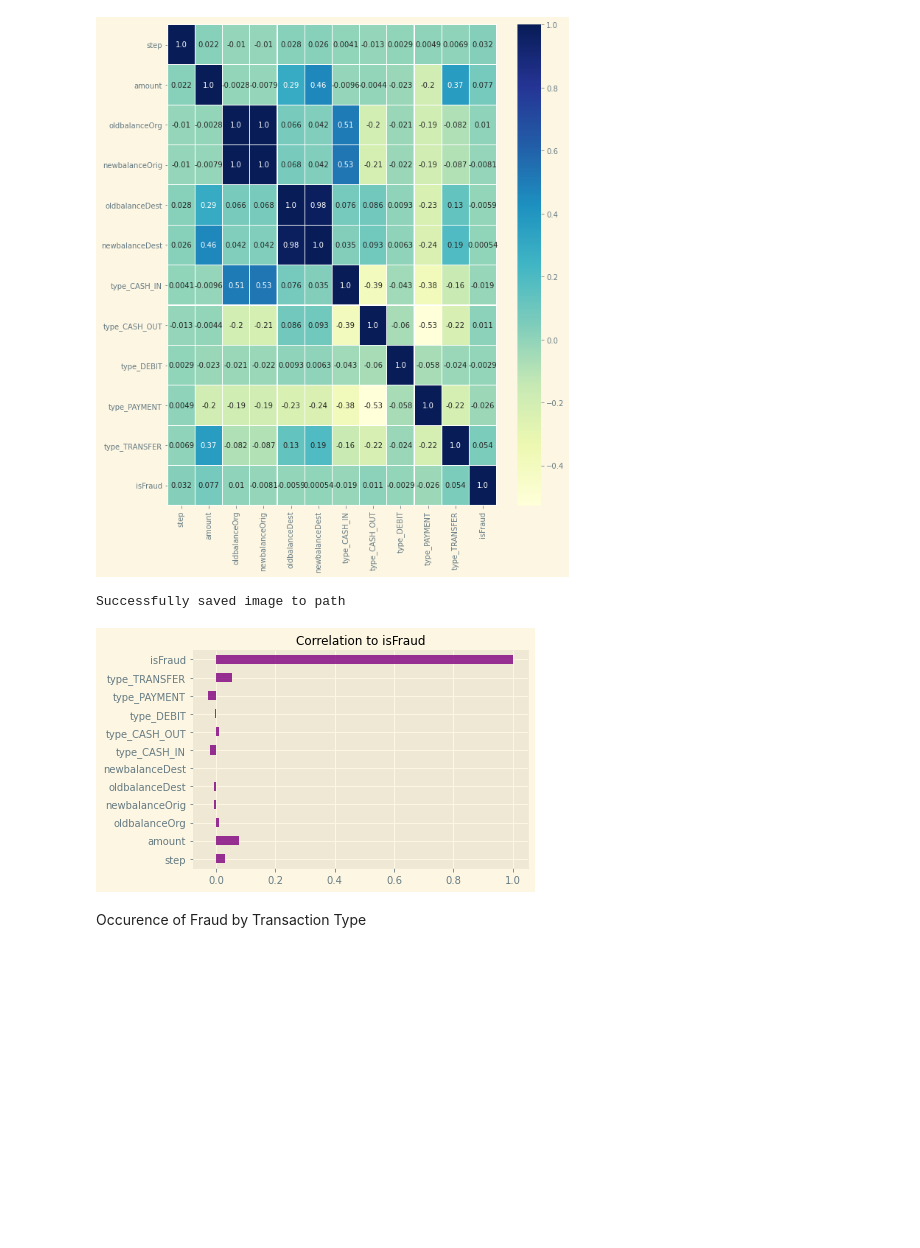
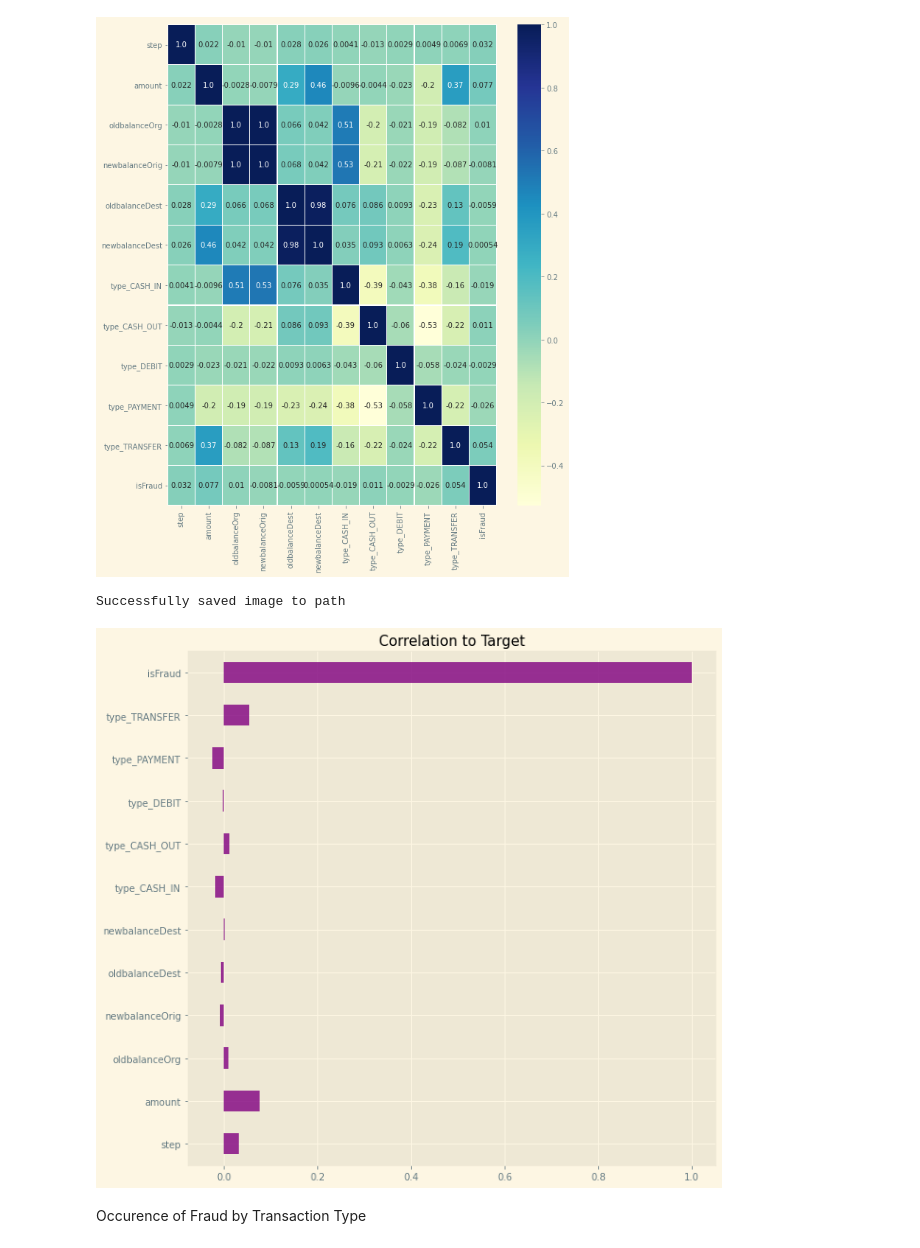
Before and after one commit to KishenSharma6/CreditFraudAnalysis, a Jupyter notebook: notebooks/Exploratory Data Analysis/05282021_EDA.ipynb, the cells around one changed output. Drawn from its saved outputs; the diff is of its cells as text; code cells hidden in the pictures; blank space fills up the shorter version.

```diff
--- a/notebooks/Exploratory Data Analysis/05282021_EDA.ipynb
+++ b/notebooks/Exploratory Data Analysis/05282021_EDA.ipynb
@@ -54,8 +113,8 @@ ax.set_xlabel('');
 # %% [markdown]
 Correlation Matrix
 # %%
-#Copy original df & drop flags cols
-temp= df.copy().drop('isFlaggedFraud', axis=1)
+#Copy original df & drop 'isFlaggedFraud', 'nameOrig', 'nameDest' cols
+temp= df.copy().drop(['isFlaggedFraud', 'nameOrig', 'nameDest'], axis=1)
 
 #Create dummies
 dummies= pd.get_dummies(temp.iloc[:, :-1], drop_first=False)
@@ -85,12 +141,15 @@ save_plot(plot= j, path= config['paths']['figures'], filename='HeatMap.png')
 Successfully saved image to path
 [figure]
 # %%
-j= dummies.corr()['isFraud'].plot(kind= 'barh', color= 'purple', alpha= .8)
-j.set_title('Correlation to isFraud', fontsize= 12);
+#Plot correlations to target
+j= dummies.corr()['isFraud'].plot(kind= 'barh', color= 'purple',
+                                  alpha= .8, figsize= (10,10))
+
+j.set_title('Correlation to Target', fontsize= 15);
 
 save_plot(plot= j, path= config['paths']['figures'], filename='correlation.png')
 # %% [output]
 Successfully saved image to path
-[figure, old version]
+[figure, new version]
 # %% [markdown]
 Occurence of Fraud by Transaction Type
```
Also changed, not shown: parts of 11 cells of this notebook.
